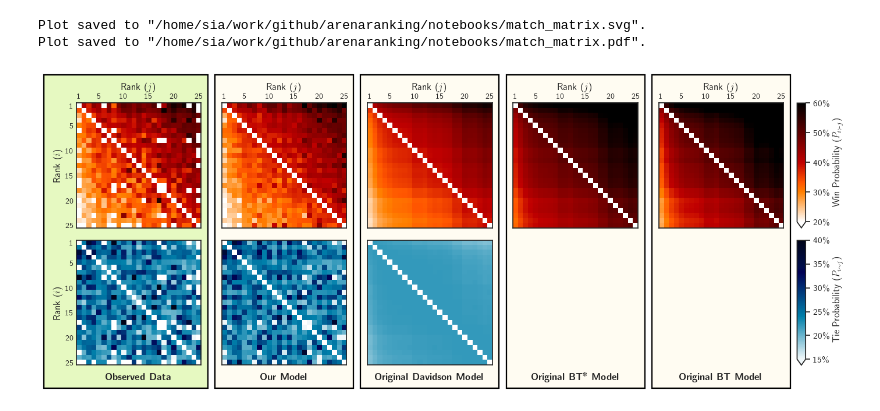
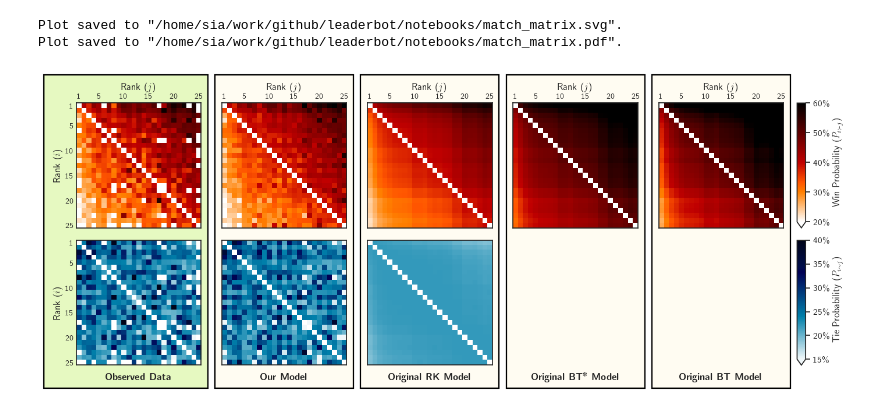
Before and after one commit to suquark/leaderbot, a Jupyter notebook: notebooks/match-matrix.ipynb, the cells around one changed output. Saved outputs shown, nothing was run; the diff lists cells and outputs as text; code cells hidden in the pictures.

```diff
--- a/notebooks/match-matrix.ipynb
+++ b/notebooks/match-matrix.ipynb
@@ -403,7 +403,8 @@ with texplot.theme(use_latex=True, font_scale=1):
 
     titles = [r'\textbf{Observed Data}',
               r'\textbf{Our Model}',
-              r'\textbf{Original Davidson Model}',
+              # r'\textbf{Original Rao-Kupper Model}',
+              r'\textbf{Original RK Model}',
               r'\textbf{Original BT\textsuperscript{\ding{93}} Model}',
               r'\textbf{Original BT Model}']
 
@@ -441,33 +442,33 @@ with texplot.theme(use_latex=True, font_scale=1):
             # bg_color = '#E6F8B2'
         else:
             # bg_color = 'azure'
             # bg_color = 'linen'
             # bg_color = 'oldlace'
             # bg_color = 'whitesmoke'
             bg_color = 'floralwhite'
             bg_color = '#FFFCF2'
 
         # Create a rectangle that surrounds both subplots
         rect = patches.Rectangle((x0, y0),  # lower-left corner
                                  width,     # width of the rectangle
                                  height,    # total height (sum of both subplots)
                                  linewidth=1.65,
                                  edgecolor='black',
                                  facecolor=bg_color,
                                  transform=fig.transFigure,
                                  clip_on=False,
                                  zorder=-20)
         fig.patches.append(rect)
 
     # =========================================================
 
     plt.tight_layout()
     plt.subplots_adjust(hspace=0.33, wspace=0.33)
     texplot.show_or_save_plot(plt, default_filename='match_matrix',
                               transparent_background=False,
                               dpi=200, show_and_save=save,
                               verbose=True)
 # %% [output]
-Plot saved to "/home/sia/work/github/arenaranking/notebooks/match_matrix.svg".
-Plot saved to "/home/sia/work/github/arenaranking/notebooks/match_matrix.pdf".
+Plot saved to "/home/sia/work/github/leaderbot/notebooks/match_matrix.svg".
+Plot saved to "/home/sia/work/github/leaderbot/notebooks/match_matrix.pdf".
-[figure, old version]
+[figure, new version]
```
Also changed, not shown: 9 other files.
